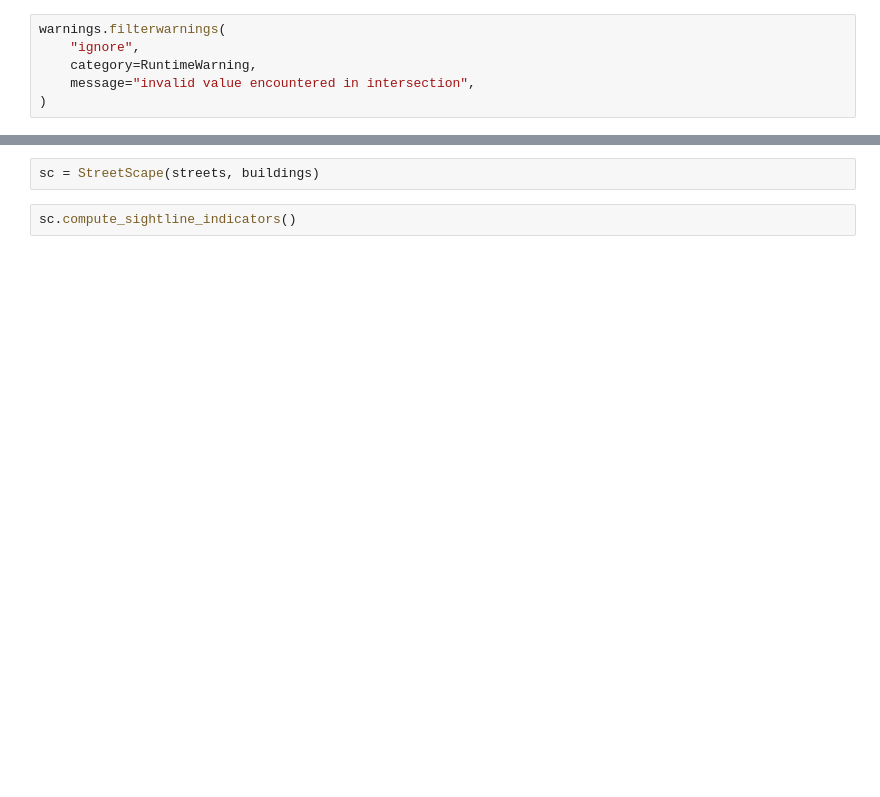
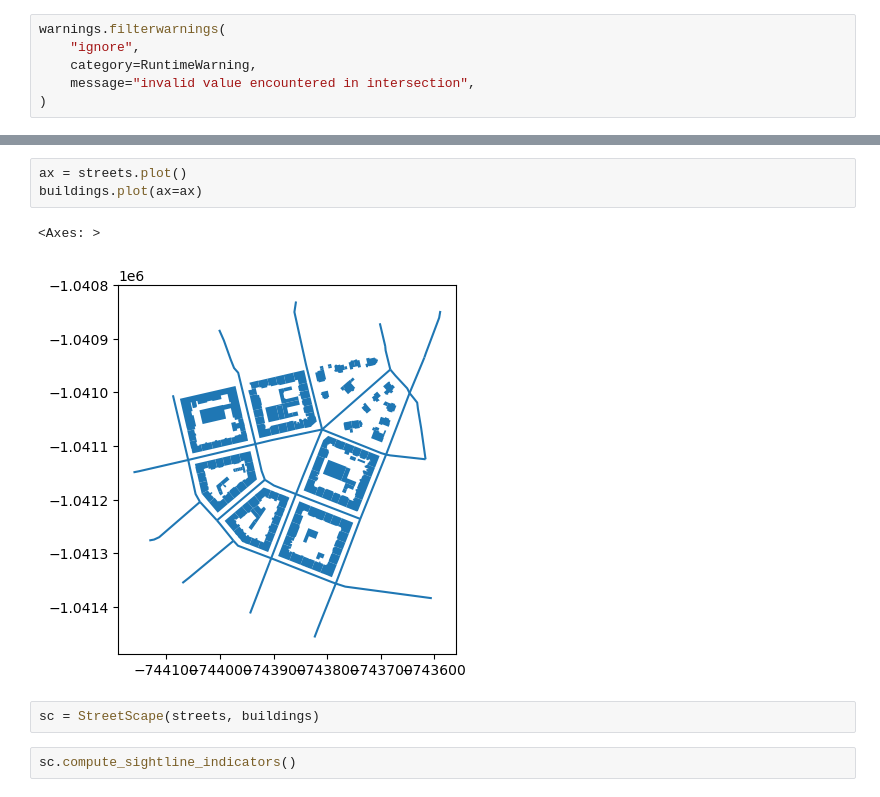
Before and after one commit to uscuni/streetscape, a Jupyter notebook: example.ipynb, the cells around one changed output, grey strips where cells are left out. Cells and saved outputs as stored; diff of their text form; blank space fills up the shorter version.

```diff
--- a/example.ipynb
+++ b/example.ipynb
@@ -18,3 +28,9 @@ buildings = gpd.read_file(momepy.datasets.get_path("bubenec"), layer="buildings"
+# %%
+ax = streets.plot()
+buildings.plot(ax=ax)
+# %% [output]
+<Axes: >
+[figure, added]
 # %%
 sc = StreetScape(streets, buildings)
 # %%
```
Also changed, not shown: parts of 20 cells of this notebook, 5 other files.
